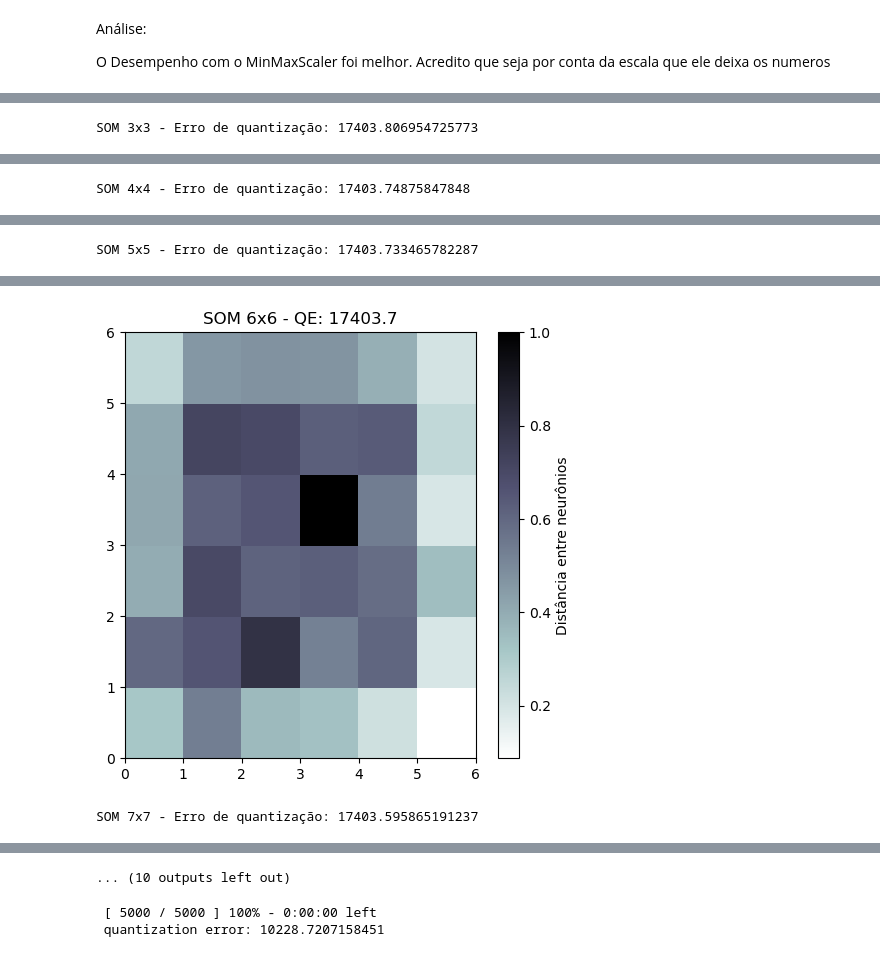
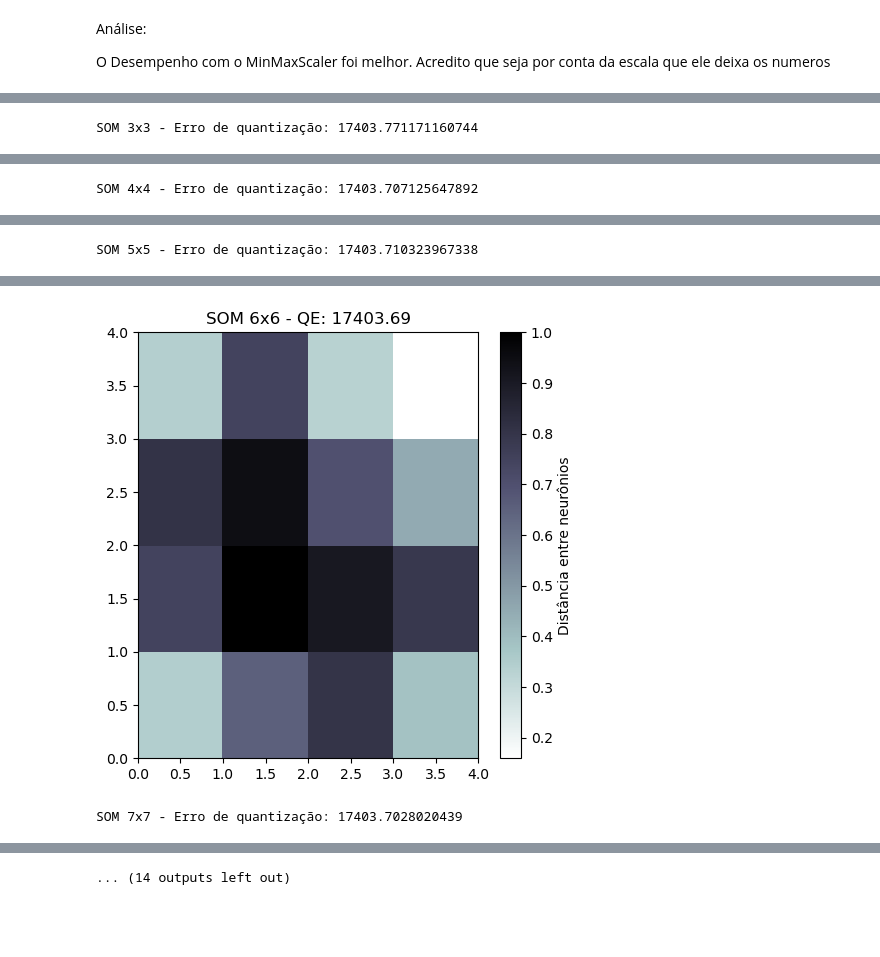
Before and after one commit to GabihSantana/python-datasus, a Jupyter notebook: projetoObitosAlzheimer.ipynb, the cells around one changed output, grey strips where cells are left out. Cells and saved outputs as stored; diff of their text form; code cells hidden in the pictures; blank space fills up the shorter version.

```diff
--- a/projetoObitosAlzheimer.ipynb
+++ b/projetoObitosAlzheimer.ipynb
@@ -1003,4 +1005,4 @@ array([[-2.72260656e-01,  0.00000000e+00,  0.00000000e+00, ...,
 # %%
 # Definindo a grade SOM - Dimensões X e Y & o número de variáveis de entrada (numero de linhas de dados)
-som_x = 6
-som_y = 6
+som_x = 4
+som_y = 4
@@ -1100,3 +1257,34 @@ plt.show()
 Análise:
 
 O Desempenho com o MinMaxScaler foi melhor. Acredito que seja por conta da escala que ele deixa os numeros
+# %%
+# Testando com diferentes grades
+
+erro = []
+sizes = []
+
+for i in range(2, 15):
+    som = MiniSom(i, i, input_len=df_normalized_min.shape[1], sigma=1.0, learning_rate=0.5, activation_distance='manhattan')
+    som.train_random(df_normalized_min, 5000)
+    qe = som.quantization_error(df_normalized)
+    erro.append(qe)
+    sizes.append(i)
+    print(f"SOM {i}x{i} - Erro de quantização: {qe}")
+
+    plt.figure(figsize=(5, 5))
+    plt.title(f"SOM {i}x{i} - QE: {round(qe, 2)}")
+    plt.pcolor(som.distance_map().T, cmap='bone_r')
+    plt.colorbar(label='Distância entre neurônios')
+    plt.tight_layout()
+    plt.show()
+
+    # Mapa de Frequência de Ativação
+    activation_map = np.zeros((i, i))
+    for sample in df_normalized:
+        winner = som.winner(sample)
+        activation_map[winner] += 1
+
+    plt.figure(figsize=(5, 5))
+    plt.pcolor(activation_map.T, cmap='bone_r')
+    plt.title(f'Mapa de Frequência de Ativação - {i}x{i}')
+    plt.show()
@@ -1102,0 +1319,6 @@ O Desempenho com o MinMaxScaler foi melhor. Acredito que seja por conta da escal
+# %%
+som_cos = MiniSom(x=som_x, y=som_y, input_len=df_normalized_min.shape[1], sigma=1.0, learning_rate=0.5, activation_distance='cosine')
+# %%
+# Inicialização aleatória - Pesos extraídos aleatoriamente
+
+som_cos.train_random(df_normalized_min, num_iteration=5000, verbose=True)
@@ -1107,7 +1360,7 @@ erro = []
 sizes = []
 
 for i in range(2, 15):
-    som = MiniSom(i, i, input_len=df_normalized_min.shape[1], sigma=1.0, learning_rate=0.5, activation_distance='manhattan')
+    som = MiniSom(i, i, input_len=df_normalized_min.shape[1], sigma=1.0, learning_rate=0.5, activation_distance='cosine')
     som.train_random(df_normalized_min, 5000)
     qe = som.quantization_error(df_normalized)
     erro.append(qe)
@@ -1116,7 +1369,7 @@ for i in range(2, 15):
 
     plt.figure(figsize=(5, 5))
     plt.title(f"SOM {i}x{i} - QE: {round(qe, 2)}")
-    plt.pcolor(som.distance_map().T, cmap='bone_r')
+    plt.pcolor(som_cos.distance_map().T, cmap='bone_r')
     plt.colorbar(label='Distância entre neurônios')
     plt.tight_layout()
     plt.show()
@@ -1126 +1379 @@ SOM 2x2 - Erro de quantização: 17403.952578049564
-SOM 3x3 - Erro de quantização: 17403.806954725773
+SOM 3x3 - Erro de quantização: 17403.771171160744
@@ -1128 +1381 @@ SOM 3x3 - Erro de quantização: 17403.806954725773
-SOM 4x4 - Erro de quantização: 17403.74875847848
+SOM 4x4 - Erro de quantização: 17403.707125647892
@@ -1130 +1383 @@ SOM 4x4 - Erro de quantização: 17403.74875847848
-SOM 5x5 - Erro de quantização: 17403.733465782287
+SOM 5x5 - Erro de quantização: 17403.710323967338
@@ -1133,2 +1386,2 @@ SOM 6x6 - Erro de quantização: 17403.70328591575
-[figure, old version]
+[figure, new version]
-SOM 7x7 - Erro de quantização: 17403.595865191237
+SOM 7x7 - Erro de quantização: 17403.7028020439
@@ -1136 +1389 @@ SOM 7x7 - Erro de quantização: 17403.595865191237
-... (10 outputs left out)
+... (14 outputs left out)
@@ -1141,7 +1389,0 @@ som_cos = MiniSom(x=som_x, y=som_y, input_len=df_normalized.shape[1], sigma=1.0,
-# %%
-# Inicialização aleatória - Pesos extraídos aleatoriamente
-
-som_cos.train_random(df_normalized, num_iteration=5000, verbose=True)
-# %% [output]
- [ 5000 / 5000 ] 100% - 0:00:00 left
- quantization error: 10228.7207158451
```
Also changed, not shown: parts of 36 cells of this notebook.
